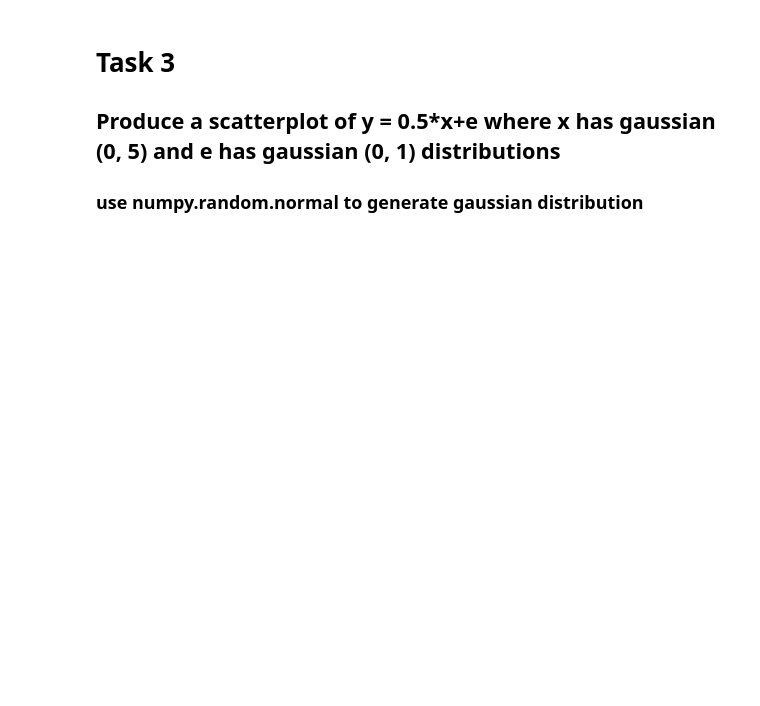
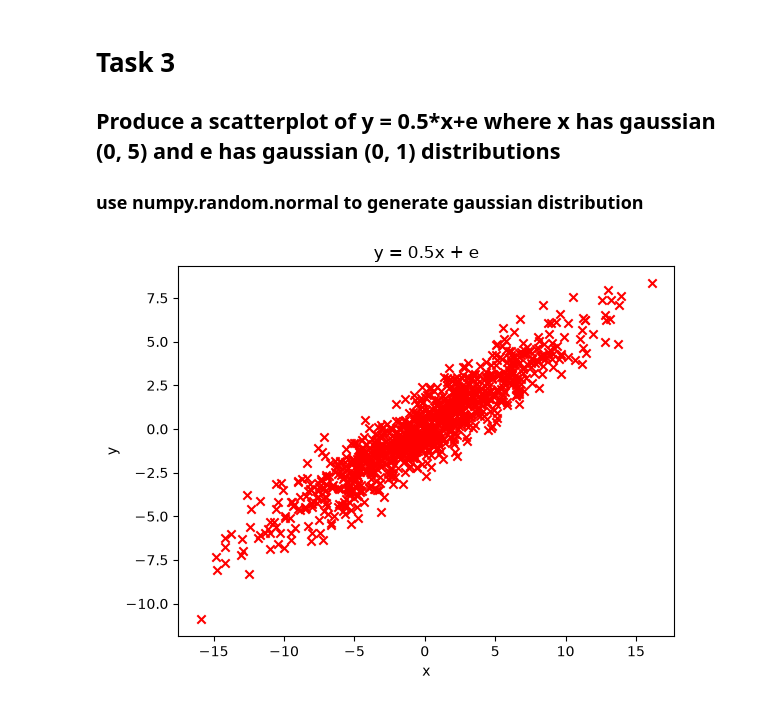
Before and after one commit to utk-cs445-fall26/Practice0, a Jupyter notebook: jmurph91.ipynb, the cells around one changed output. Cells and saved outputs as stored; diff of their text form; code cells hidden in the pictures; blank space fills up the shorter version.

```diff
--- a/jmurph91.ipynb
+++ b/jmurph91.ipynb
@@ -66,3 +61,20 @@ histogram = plt.hist(heads, bins=10)
 # %% [markdown]
 # Task 1
 ## write a program to produce Fibonacci numbers up to 1000000
+# %%
+# numbers up to less than and equal to 1000000
+results = []
+i = 0
+res = 0
+while True:
+    if i == 0:
+        results.append(0)
+    elif i == 1:
+        results.append(1)
+    else:
+        res = results[i-2] + results[i-1]
+        if res > 1000000:
+            break
+        results.append(res)
+    i += 1
+print(results)
@@ -74,3 +99,23 @@ histogram = plt.hist(heads, bins=10)
 # Task 3
 ## Produce a scatterplot of y = 0.5*x+e where x has gaussian (0, 5) and e has gaussian (0, 1) distributions
 ### use numpy.random.normal to generate gaussian distribution
+# %%
+import matplotlib.pyplot as plt
+
+# get distributions
+x = np.random.normal(loc=0.0, scale=5.0, size=1000)
+e = np.random.normal(loc=0.0, scale=1.0, size=1000)
+
+# do equation
+y = []
+for i in range(1000):
+    y.append(0.5 * x[i] + e[i])
+
+# plot
+plt.scatter(x, y, color='red', marker='x', alpha=1)
+plt.xlabel("x")
+plt.ylabel("y")
+plt.title("y = 0.5x + e")
+plt.show()
+# %% [output]
+[figure, added]
```
Also changed, not shown: parts of 5 cells of this notebook.
